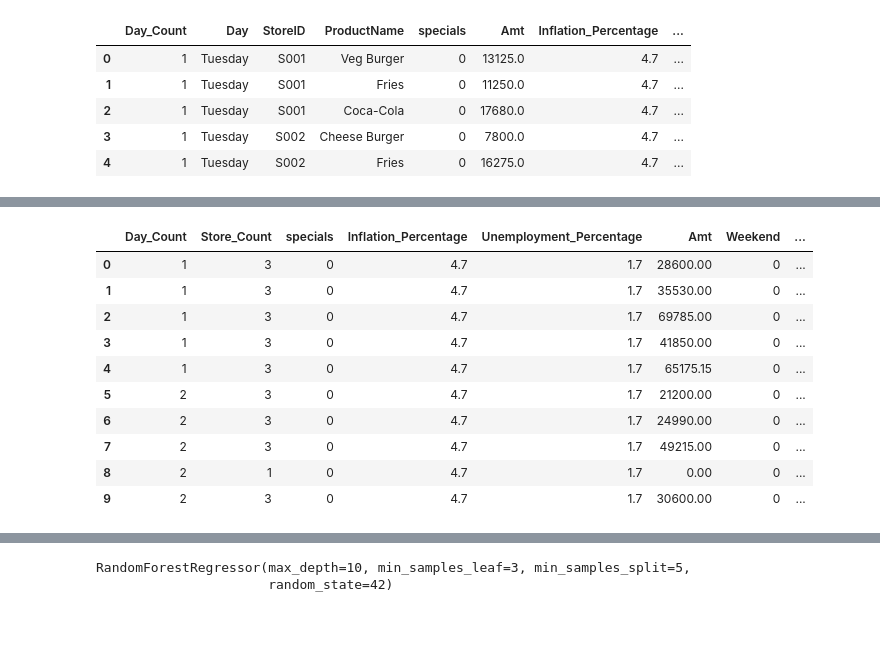
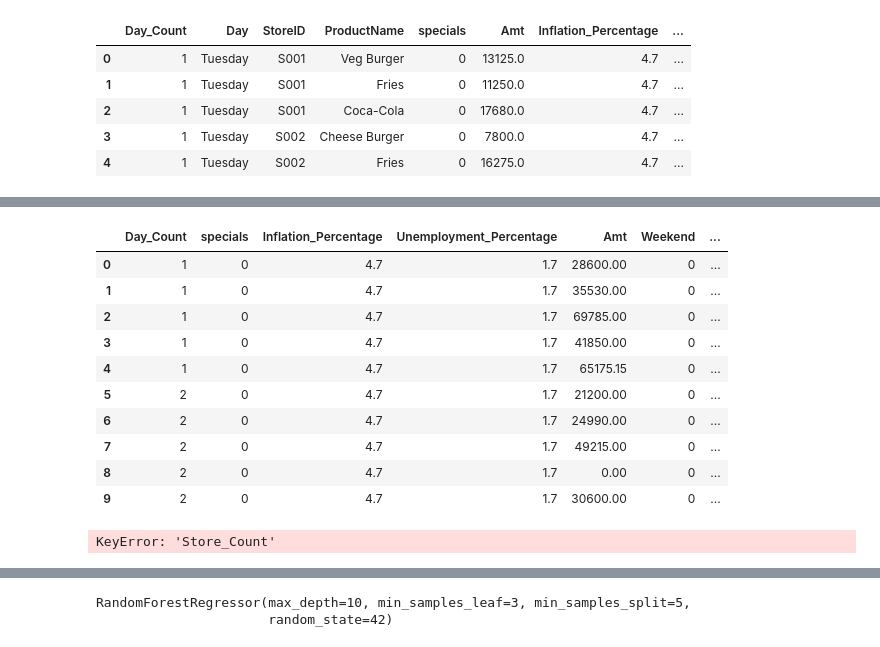
Before and after one commit to Sarthakpurii/product-demand-prediction, a Jupyter notebook: Model Strategies/Model 1 - Predicting Combined Sales/model_training.ipynb, the cells around one changed output, grey strips where cells are left out. Cells and saved outputs as stored; diff of their text form; code cells hidden in the pictures.

Commit message:
FIX: Removed Store_Count and retrained model (Store_Count will not be available when user want to make a prediction about the future.)

```diff
--- a/Model Strategies/Model 1 - Predicting Combined Sales/model_training.ipynb
+++ b/Model Strategies/Model 1 - Predicting Combined Sales/model_training.ipynb
@@ -20,34 +40,36 @@ df_train.head(5)
 # %%
 
 def aggregate_date(df):
     product_daily_sales = df.groupby(['Day_Count', 'ProductName']).agg({
         'Day': 'first',
-        'StoreID': 'count',
         'specials': 'sum',
         'Inflation_Percentage': 'first',
         'Unemployment_Percentage': 'first',
         'Amt': 'sum'
     }).reset_index()
 
-    product_daily_sales.rename(columns={'StoreID': 'Store_Count'}, inplace=True)
 
     product_daily_sales['Weekend'] = product_daily_sales['Day'].isin(['Friday','Saturday', 'Sunday']).astype(int)
 
     product_daily_sales = pd.get_dummies(product_daily_sales, columns=['ProductName', 'Day'])
     return product_daily_sales
 
 train_product_daily_sales=aggregate_date(df_train)
 test_product_daily_sales=aggregate_date(df_test)
 train_product_daily_sales.head(10)
 # %% [output]
-|  | Day_Count | Store_Count | specials | Inflation_Percentage | Unemployment_Percentage | Amt | Weekend | ... |
-| 0 | 1 | 3 | 0 | 4.7 | 1.7 | 28600.00 | 0 | ... |
-| 1 | 1 | 3 | 0 | 4.7 | 1.7 | 35530.00 | 0 | ... |
-| 2 | 1 | 3 | 0 | 4.7 | 1.7 | 69785.00 | 0 | ... |
-| 3 | 1 | 3 | 0 | 4.7 | 1.7 | 41850.00 | 0 | ... |
-| 4 | 1 | 3 | 0 | 4.7 | 1.7 | 65175.15 | 0 | ... |
-| 5 | 2 | 3 | 0 | 4.7 | 1.7 | 21200.00 | 0 | ... |
-| 6 | 2 | 3 | 0 | 4.7 | 1.7 | 24990.00 | 0 | ... |
-| 7 | 2 | 3 | 0 | 4.7 | 1.7 | 49215.00 | 0 | ... |
-| 8 | 2 | 1 | 0 | 4.7 | 1.7 | 0.00 | 0 | ... |
-| 9 | 2 | 3 | 0 | 4.7 | 1.7 | 30600.00 | 0 | ... |
+|  | Day_Count | specials | Inflation_Percentage | Unemployment_Percentage | Amt | Weekend | ... |
+| 0 | 1 | 0 | 4.7 | 1.7 | 28600.00 | 0 | ... |
+| 1 | 1 | 0 | 4.7 | 1.7 | 35530.00 | 0 | ... |
+| 2 | 1 | 0 | 4.7 | 1.7 | 69785.00 | 0 | ... |
+| 3 | 1 | 0 | 4.7 | 1.7 | 41850.00 | 0 | ... |
+| 4 | 1 | 0 | 4.7 | 1.7 | 65175.15 | 0 | ... |
+| 5 | 2 | 0 | 4.7 | 1.7 | 21200.00 | 0 | ... |
+| 6 | 2 | 0 | 4.7 | 1.7 | 24990.00 | 0 | ... |
+| 7 | 2 | 0 | 4.7 | 1.7 | 49215.00 | 0 | ... |
+| 8 | 2 | 0 | 4.7 | 1.7 | 0.00 | 0 | ... |
+| 9 | 2 | 0 | 4.7 | 1.7 | 30600.00 | 0 | ... |
+# %%
+train_product_daily_sales['Store_Count'].unique()
+# %% [output]
+KeyError: 'Store_Count'
```
Also changed, not shown: parts of 3 cells of this notebook, 2 other files.
